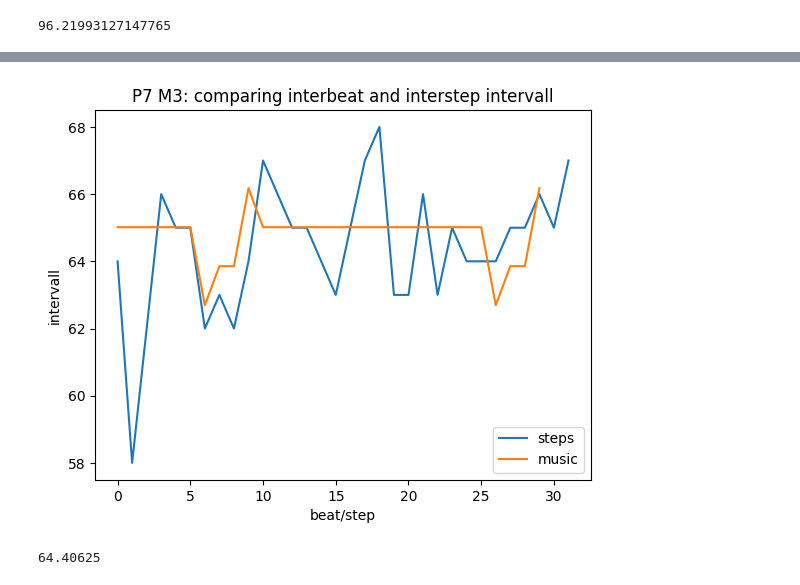
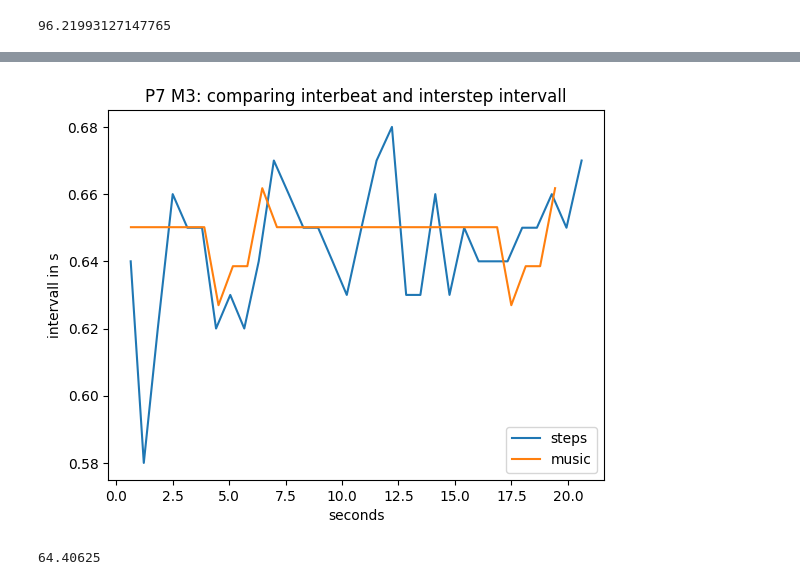
Before and after one commit to andren967/UE_Motion_Capturing, a Jupyter notebook: data_processing_template.ipynb, the cells around one changed output, grey strips where cells are left out. Drawn from its saved outputs; the diff is of its cells as text; code cells hidden in the pictures.

Commit message:
changed x-axis to time in seconds, pcitures updated

```diff
--- a/data_processing_template.ipynb
+++ b/data_processing_template.ipynb
@@ -577,0 +652,11 @@ plt.plot(lInterBeatIntervall)
+# %%
+#Plot of interbeat intervall
+total = 0
+lElemsX = []
+lElemsY=[]
+for i in range(0,len(lInterBeatIntervall)):
+    total+= lInterBeatIntervall[i]
+    lElemsX.append(total/100)
+    lElemsY.append(lInterBeatIntervall[i]/100)
+
+plt.plot(lElemsX, lElemsY)
@@ -578,14 +666,32 @@ plt.plot(lInterBeatIntervall)
 # %%
 #Plotting interstep and interbeat intervall together
-plt.plot(lInterStepIntervall,label="steps")
-plt.plot(lInterBeatIntervall,label="music")
+#Plot of Interstep Intervall
+total = 0
+lElemsX = []
+lElemsY=[]
+for i in range(0,len(lInterStepIntervall)):
+    total+= lInterStepIntervall[i]
+    lElemsX.append(total/100)
+    lElemsY.append(lInterStepIntervall[i]/100)
+plt.plot(lElemsX, lElemsY,label="steps")
+
+#Plot of interbeat intervall
+total = 0
+lElemsX = []
+lElemsY=[]
+for i in range(0,len(lInterBeatIntervall)):
+    total+= lInterBeatIntervall[i]
+    lElemsX.append(total/100)
+    lElemsY.append(lInterBeatIntervall[i]/100)
+plt.plot(lElemsX, lElemsY,label="music")
+
 plt.title(strPerson + " M3: comparing interbeat and interstep intervall")
-plt.xlabel("beat/step")
-plt.ylabel("intervall")
+plt.xlabel("seconds")
+plt.ylabel("intervall in s")
 plt.legend(loc="lower right")
 plt.savefig("../UE_Motion_Capture/pictures/"+strPerson+'_M3_comparing_inter.png')
 # %% [output]
-[figure, old version]
+[figure, new version]
 # %%
 #Mean of interstep intervall
 statistics.mean(lInterStepIntervall)
```
Also changed, not shown: parts of 19 cells of this notebook, 51 other files.
